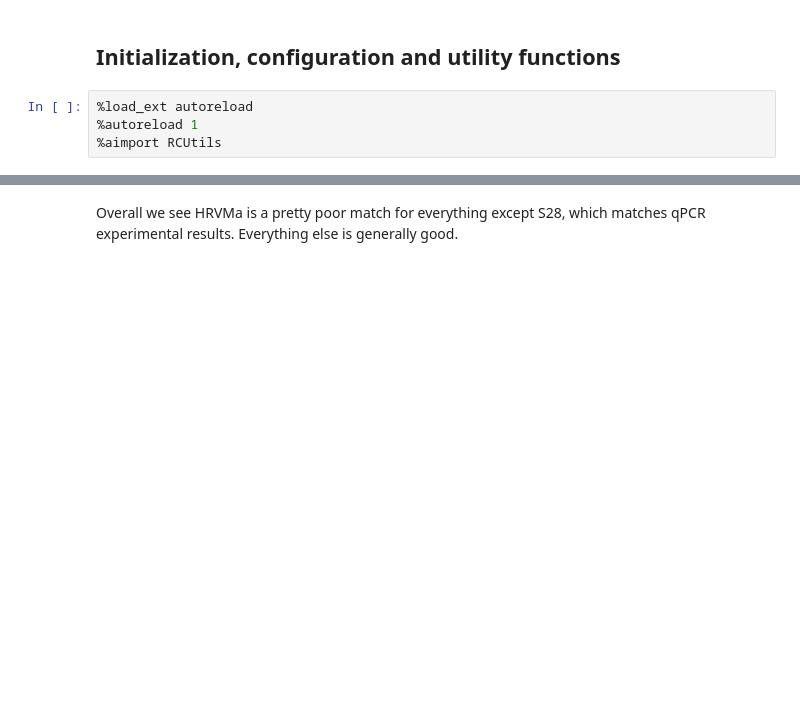
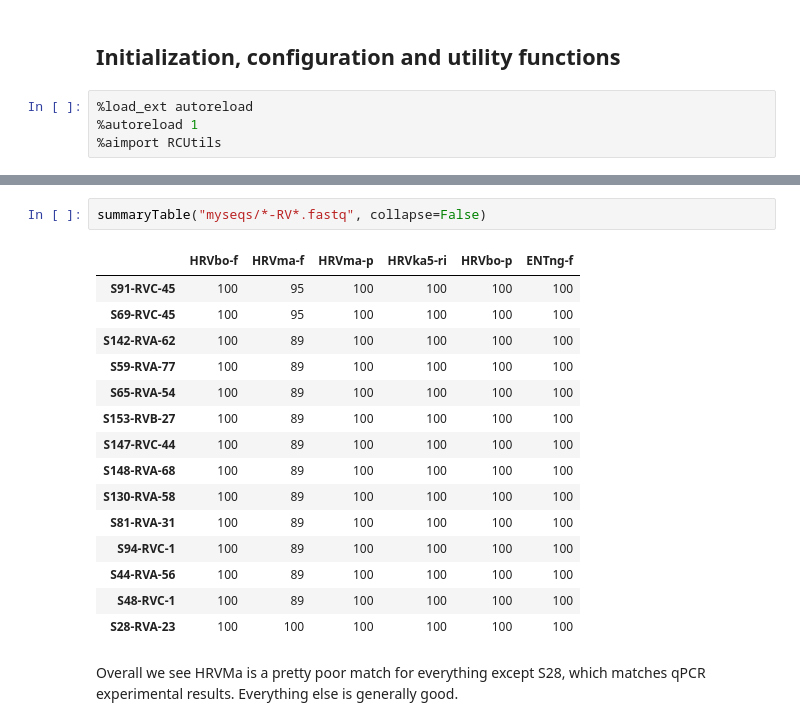
Before and after one commit to RByers/RespiCov-analyze, a Jupyter notebook: AssaySeqBinding-HRV.ipynb, the cells around one changed output, grey strips where cells are left out. Cells and saved outputs as stored; diff of their text form; blank space fills up the shorter version.

```diff
--- a/AssaySeqBinding-HRV.ipynb
+++ b/AssaySeqBinding-HRV.ipynb
@@ -113,2 +114,20 @@ summaryTable("refseq/Rhinovirus-*.gb", "gb")
+# %%
+summaryTable("myseqs/*-RV*.fastq", collapse=False)
+# %% [output]
+|  | HRVbo-f | HRVma-f | HRVma-p | HRVka5-ri | HRVbo-p | ENTng-f |
+| S91-RVC-45 | 100 | 95 | 100 | 100 | 100 | 100 |
+| S69-RVC-45 | 100 | 95 | 100 | 100 | 100 | 100 |
+| S142-RVA-62 | 100 | 89 | 100 | 100 | 100 | 100 |
+| S59-RVA-77 | 100 | 89 | 100 | 100 | 100 | 100 |
+| S65-RVA-54 | 100 | 89 | 100 | 100 | 100 | 100 |
+| S153-RVB-27 | 100 | 89 | 100 | 100 | 100 | 100 |
+| S147-RVC-44 | 100 | 89 | 100 | 100 | 100 | 100 |
+| S148-RVA-68 | 100 | 89 | 100 | 100 | 100 | 100 |
+| S130-RVA-58 | 100 | 89 | 100 | 100 | 100 | 100 |
+| S81-RVA-31 | 100 | 89 | 100 | 100 | 100 | 100 |
+| S94-RVC-1 | 100 | 89 | 100 | 100 | 100 | 100 |
+| S44-RVA-56 | 100 | 89 | 100 | 100 | 100 | 100 |
+| S48-RVC-1 | 100 | 89 | 100 | 100 | 100 | 100 |
+| S28-RVA-23 | 100 | 100 | 100 | 100 | 100 | 100 |
 # %% [markdown]
 Overall we see HRVMa is a pretty poor match for everything except S28, which matches qPCR experimental results. Everything else is generally good.
```
Also changed, not shown: parts of 40 cells of this notebook, 18 other files.
